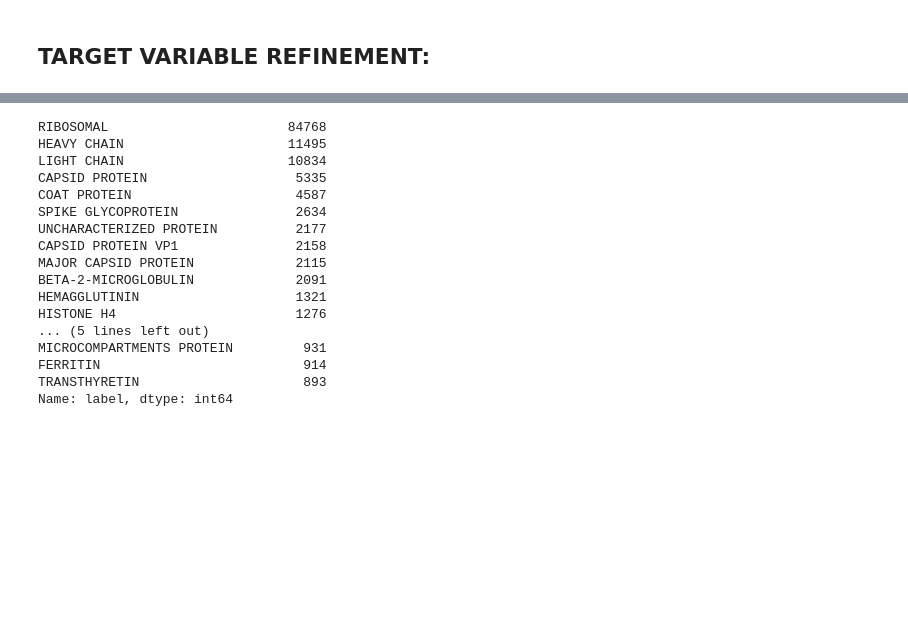
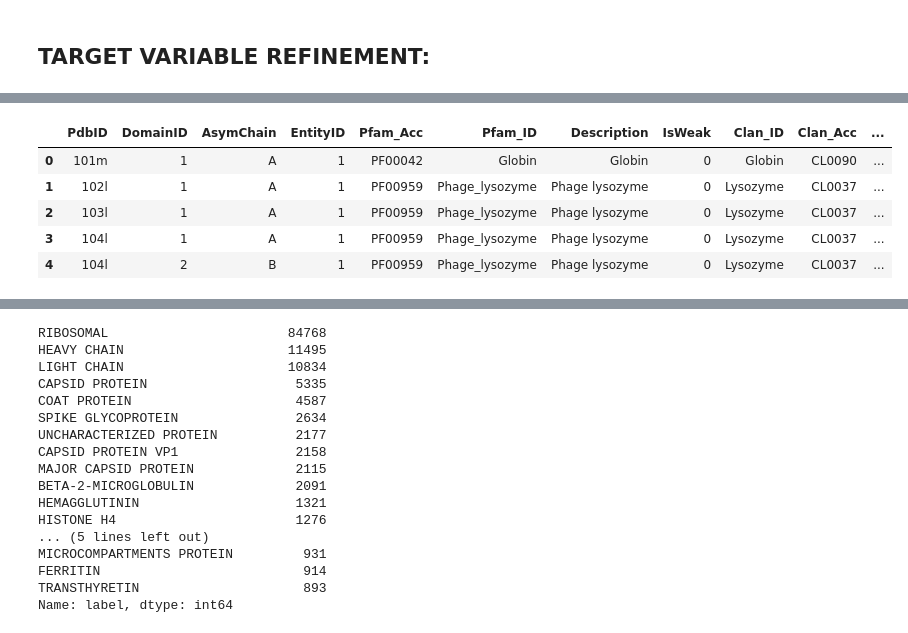
Before and after one commit to jdormaar/Functional_predictions_from_protein_residue_sequences, a Jupyter notebook: workbooks/pdb_eda.ipynb, the cells around one changed output, grey strips where cells are left out. Saved outputs shown, nothing was run; the diff lists cells and outputs as text; code cells hidden in the pictures; blank space fills up the shorter version.

Commit message:
Updated workbook with merges from PFAM, Kaggle, and pdb classification

```diff
--- a/workbooks/pdb_eda.ipynb
+++ b/workbooks/pdb_eda.ipynb
@@ -5,9 +5,11 @@ import numpy as np
 df_kaggle = pd.read_csv('../data/kaggle_protein_data/pdb_data_seq.csv')
 df_kaggle_xray = pd.read_csv('../data/kaggle_protein_data/pdb_data_no_dups.csv')
 df_pdb_archive = pd.read_csv('../data/df.csv')
+df_pfam_codes = pd.read_csv('../data/df_pfam_codes.csv')
 
 df_k = df_kaggle.copy()
 df_xray = df_kaggle_xray.copy()
+df_pfam = df_pfam_codes.copy()
 df = df_pdb_archive.copy()
 # %%
 df_k.head(10)
@@ -480,0 +203,9 @@ Name: label, dtype: int64
+# %%
+df_pfam.head()
+# %% [output]
+|  | PdbID | DomainID | AsymChain | EntityID | Pfam_Acc | Pfam_ID | Description | IsWeak | Clan_ID | Clan_Acc | ... |
+| 0 | 101m | 1 | A | 1 | PF00042 | Globin | Globin | 0 | Globin | CL0090 | ... |
+| 1 | 102l | 1 | A | 1 | PF00959 | Phage_lysozyme | Phage lysozyme | 0 | Lysozyme | CL0037 | ... |
+| 2 | 103l | 1 | A | 1 | PF00959 | Phage_lysozyme | Phage lysozyme | 0 | Lysozyme | CL0037 | ... |
+| 3 | 104l | 1 | A | 1 | PF00959 | Phage_lysozyme | Phage lysozyme | 0 | Lysozyme | CL0037 | ... |
+| 4 | 104l | 2 | B | 1 | PF00959 | Phage_lysozyme | Phage lysozyme | 0 | Lysozyme | CL0037 | ... |
```
Also changed, not shown: parts of 53 cells of this notebook, 1 other file.
